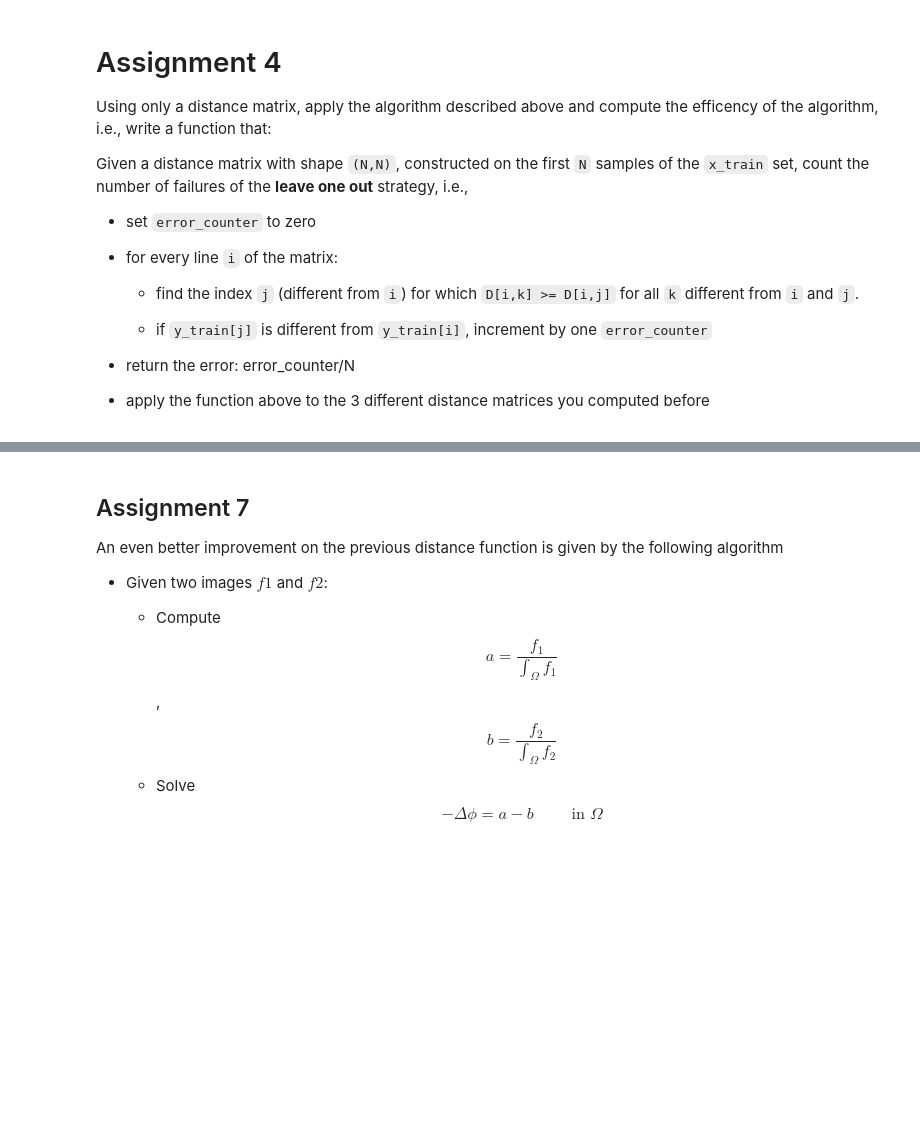
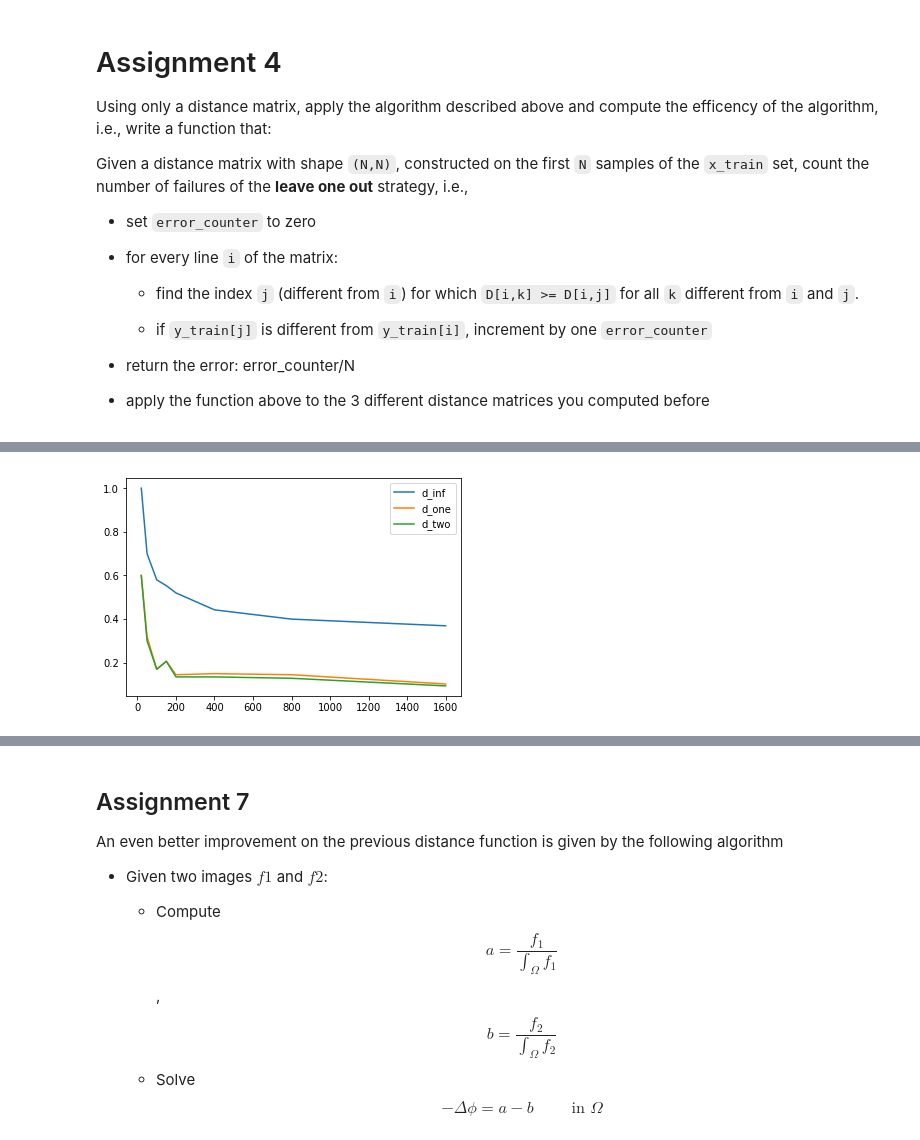
Before and after one commit to samadio/P1.4_seed, a Jupyter notebook: final_project/final_project_2018-2019.ipynb, the cells around one changed output, grey strips where cells are left out. Saved outputs shown, nothing was run; the diff lists cells and outputs as text; code cells hidden in the pictures; blank space fills up the shorter version.

```diff
--- a/final_project/final_project_2018-2019.ipynb
+++ b/final_project/final_project_2018-2019.ipynb
@@ -294,15 +262,0 @@ where each column represents a different norm.
-# %%
-D_inf_big=dist_matr(1600,d_inf)
-D_one_big=dist_matr(1600,d_one)
-D_two_big=dist_matr(1600,d_two)
-err_inf=list()
-err_one=list()
-err_two=list()
-
-for dim in (100,200,400,800,1600):
-    D_inf=D_inf_big[:dim,:dim]
-    D_one=D_one_big[:dim,:dim]
-    D_two=D_two_big[:dim,:dim]
-    err_inf.append((dim,test_error(D_inf)))
-    err_one.append((dim,test_error(D_one)))
-    err_two.append((dim,test_error(D_two)))
@@ -324,0 +263,18 @@ plt.show()
+# %%
+%time inf_mat = get_distance_matrix(1600, d_infty)
+%time one_mat = get_distance_matrix(1600, d_one)
+%time two_mat = get_distance_matrix(1600, d_two)
+
+n = 4
+matrix_sizes = [20, 50, 100, 150, 200, 400, 800, 1600]
+inf_err = list()
+one_err = list()
+two_err = list()
+
+for dim in matrix_sizes:
+    inf_err.append(test_matrix_error(inf_mat[:dim, :dim]))
+    one_err.append(test_matrix_error(one_mat[:dim, :dim]))
+    two_err.append(test_matrix_error(two_mat[:dim, :dim]))
+
+error_matrix = [[x, y, z] for x,y,z in zip(inf_err, one_err, two_err)]
+print(error_matrix)
@@ -325,3 +289,12 @@ plt.show()
+# %%
+ax = subplot(111)
+ax.plot(matrix_sizes, inf_err, label='d_inf')
+ax.plot(matrix_sizes, one_err, label='d_one')
+ax.plot(matrix_sizes, two_err, label='d_two')
+ax.legend()
+plt.show()
+# %% [output]
+[figure, added]
 # %% [markdown]
 # Assignment 6
 
```
Also changed, not shown: parts of 27 cells of this notebook.
